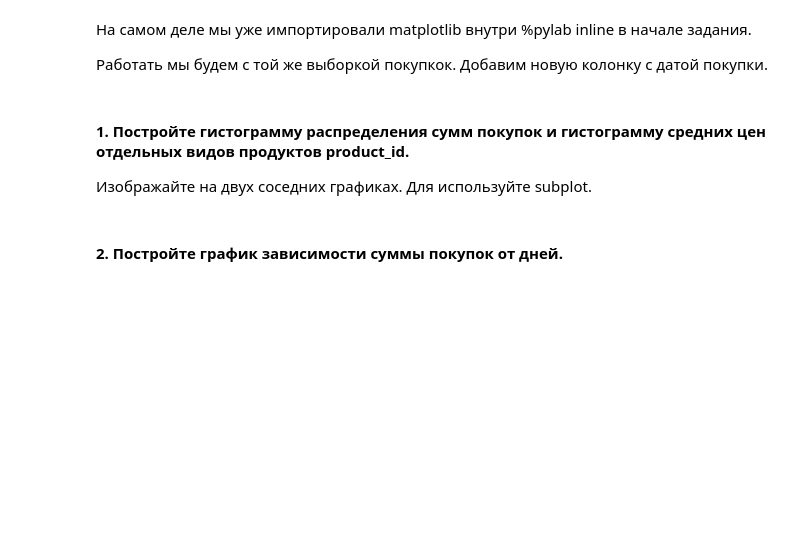
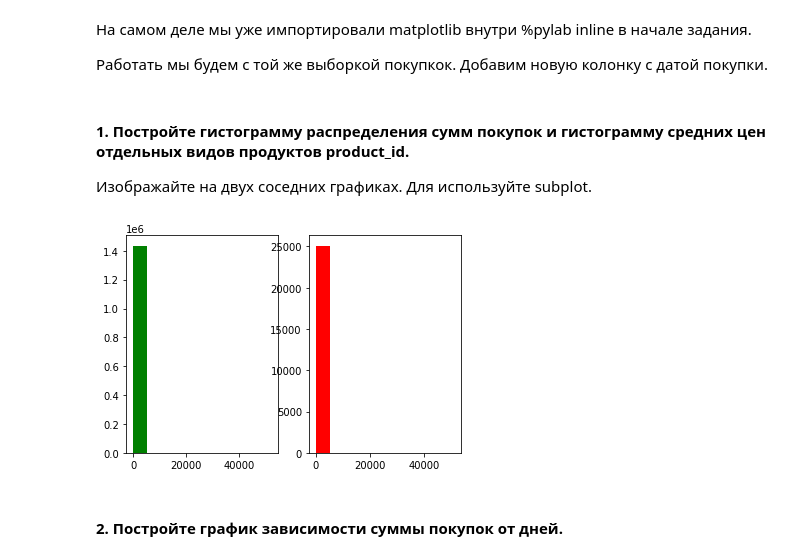
Before and after one commit to kirillkumma/data-mining, a Jupyter notebook: lab1/lab1.ipynb, the cells around one changed output. Saved outputs shown, nothing was run; the diff lists cells and outputs as text; code cells hidden in the pictures; blank space fills up the shorter version.

```diff
--- a/lab1/lab1.ipynb
+++ b/lab1/lab1.ipynb
@@ -146,0 +196,5 @@ Index: []
+# %%
+df = df.drop_duplicates()
+df1 = df.loc[df['brand'] == 'apple']
+df1 = df1.groupby(['user_id', 'order_id']).count()
+print(df1['product_id'].gt(1).sum())
@@ -170,0 +273,5 @@ Index: []
+# %%
+x = df.groupby('order_id')
+checks = x['new_price'].sum()
+df['check'] = df['order_id'].map(checks)
+print(df.loc[df['new_price'] > 0.40 * df['check']]['order_id'].nunique())
@@ -174,0 +282,7 @@ Index: []
+# %%
+prev_check = df[df['product_id'] == 1515966223509089906]
+result1 = prev_check['new_price'].sum()
+df.loc[(df['product_id'] == 1515966223509089906), 'new_price'] = 170.02
+new_check = df[df['product_id'] == 1515966223509089906]
+result2 = new_check['new_price'].sum()
+print(result2 * 100 / result1 - 100)
@@ -198,17 +329,16 @@ UsageError: unrecognized arguments: # нужно для отображения
 Работать мы будем с той же выборкой покупкок. Добавим новую колонку с датой покупки.
 # %%
 import datetime
-
-start = datetime.datetime(2018, 1, 1)
-end = datetime.datetime(2018, 1, 31)
+import random
+start = datetime.datetime(2020, 5, 24)
+end = datetime.datetime(2020, 6, 12)
 delta_seconds = int((end - start).total_seconds())
 
 dates = pd.DataFrame(index=df.order_id.unique())
 dates['date'] = [
-    (start + datetime.timedelta(seconds=random.randint(0, delta_seconds))).strftime('%Y-%m-%d')
-    for _ in range(df.order_id.nunique())]
+(start + datetime.timedelta(seconds=random.randint(0, delta_seconds))).strftime('%Y-%m-%d')
+for _ in range(df.order_id.nunique())]
 
-# если DataFrame с покупками из прошлого заказа называется не df, замените на ваше название ниже
 df['date'] = df.order_id.map(dates['date'])
 # %% [markdown]
 #### 1. Постройте гистограмму распределения сумм покупок и гистограмму средних цен отдельных видов продуктов product_id.
@@ -219,2 +347,10 @@ df['date'] = df.order_id.map(dates['date'])
+# %%
+fig,ax = plt.subplots(1,2)
+
+ax[0].hist(df.groupby('order_id')['new_price'].sum(), color='green')
+ax[1].hist(df.groupby('product_id')['new_price'].mean(), color='red')
+plt.show()
+# %% [output]
+[figure, added]
 # %% [markdown]
 #### 2. Постройте график зависимости суммы покупок от дней.
```
Also changed, not shown: parts of 46 cells of this notebook, 1 other file.
